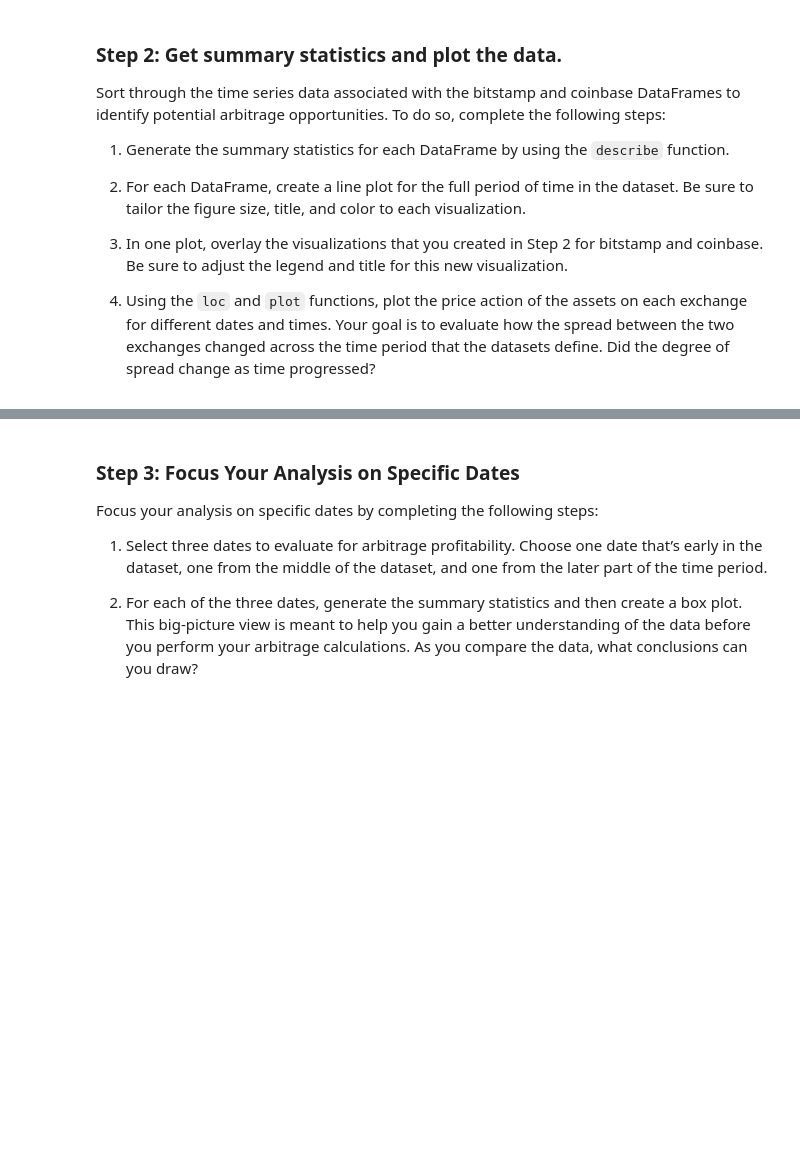
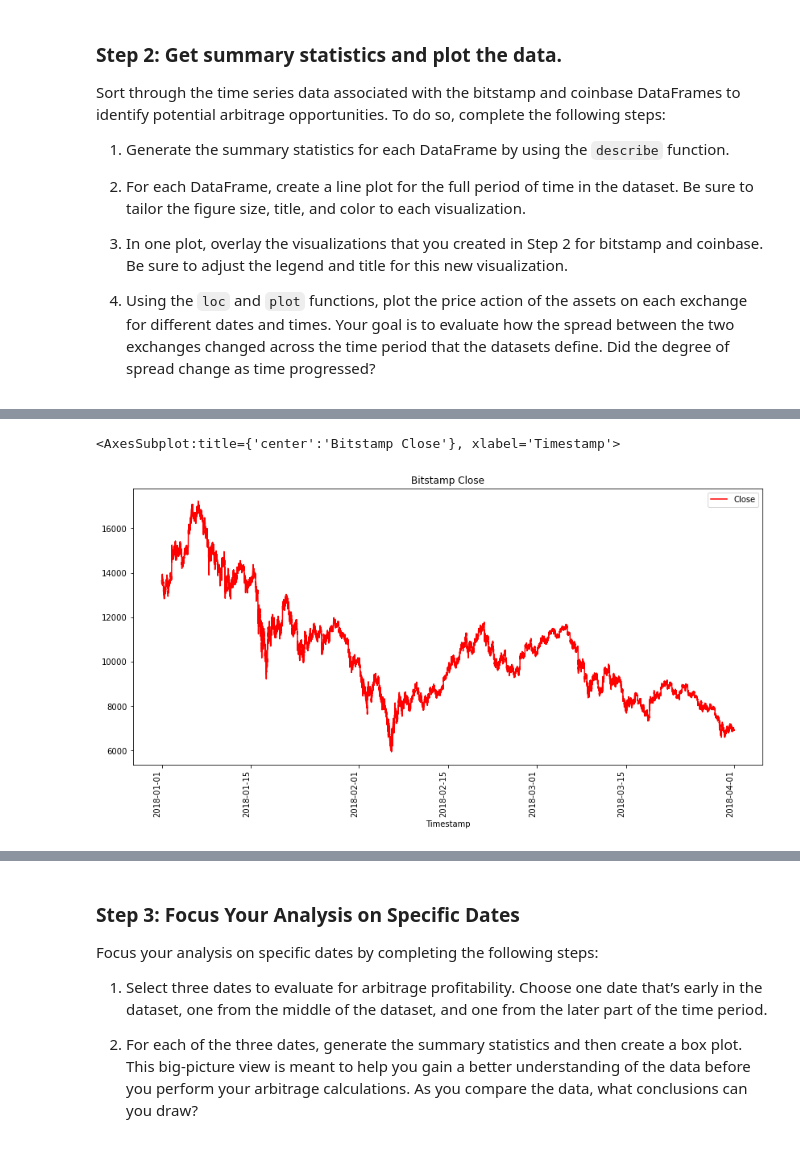
Before and after one commit to scottslusher/Crypto-Arbitrage, a Jupyter notebook: Starter_Code/Starter_Code/crypto_arbitrage.ipynb, the cells around one changed output, grey strips where cells are left out. Drawn from its saved outputs; the diff is of its cells as text; code cells hidden in the pictures; blank space fills up the shorter version.

```diff
--- a/Starter_Code/Starter_Code/crypto_arbitrage.ipynb
+++ b/Starter_Code/Starter_Code/crypto_arbitrage.ipynb
@@ -202,7 +202,7 @@ Select the data you want to analyze. Use `loc` or `iloc` to select the following
 * Close
 # %%
 # Use loc or iloc to select `Timestamp (the index)` and `Close` from bitstamp DataFrame
-bitstamp_sliced = # YOUR CODE HERE
+bitstamp_sliced = bitstamp.iloc[:, [3]]
 
 # Review the first five rows of the DataFrame
-# YOUR CODE HERE
+bitstamp_sliced.head()
@@ -233,7 +269,10 @@ Sort through the time series data associated with the bitstamp and coinbase Data
 # %%
 # Create a line plot for the bitstamp DataFrame for the full length of time in the dataset
 # Be sure that the figure size, title, and color are tailored to each visualization
-# YOUR CODE HERE
+bitstamp_sliced.plot(figsize=(14,7), title="Bitstamp Close", rot=90, color="red")
+# %% [output]
+<AxesSubplot:title={'center':'Bitstamp Close'}, xlabel='Timestamp'>
+[figure, added]
 # %%
 # Create a line plot for the coinbase DataFrame for the full length of time in the dataset
 # Be sure that the figure size, title, and color are tailored to each visualization
```
Also changed, not shown: parts of 9 cells of this notebook.
